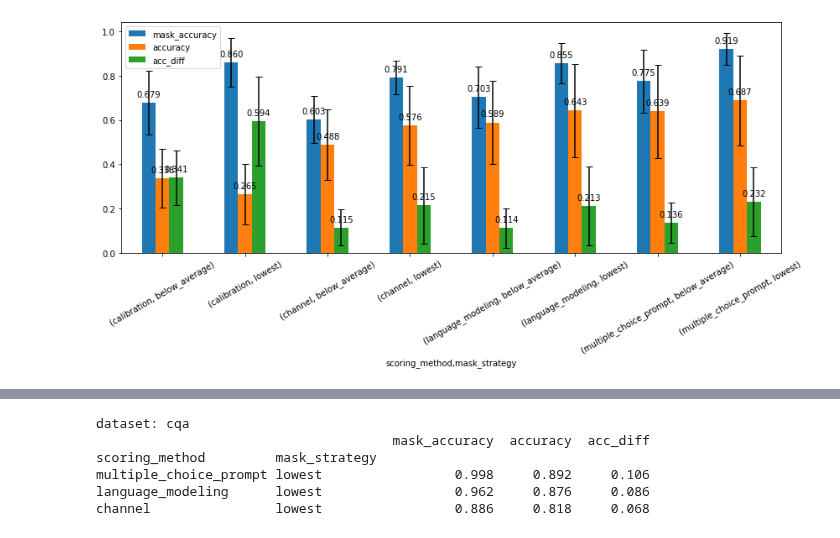
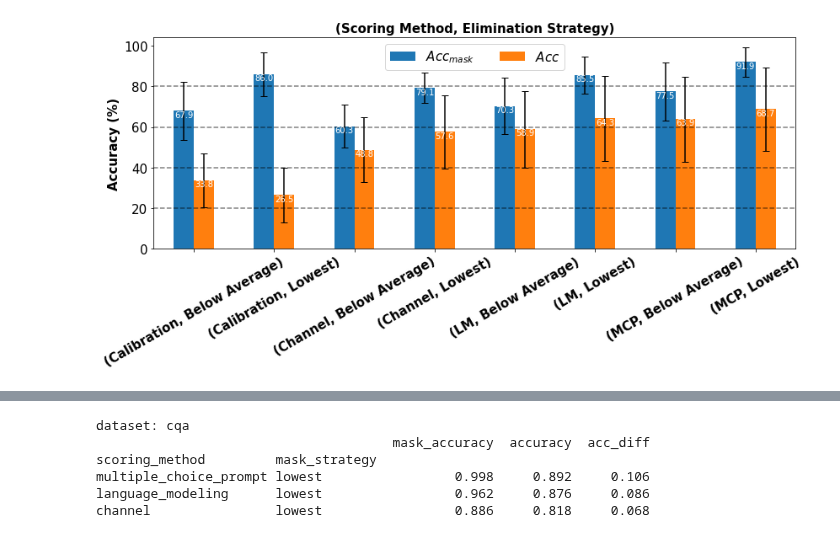
Before and after one commit to KasMasVan/csr_exp_resource_index, a Jupyter notebook: results/mask/mask.ipynb, the cells around one changed output, grey strips where cells are left out. Cells and saved outputs as stored; diff of their text form; code cells hidden in the pictures.

```diff
--- a/results/mask/mask.ipynb
+++ b/results/mask/mask.ipynb
@@ -6,33 +6,71 @@ import matplotlib.lines as mlines
 # %%
 # measure mask accuracy and gap between mask accuracy and accuracy
 poe_path = f"../old_results/process_of_elimination.csv"
 poe_df = pd.read_csv(poe_path)
 poe_df = poe_df.drop_duplicates()
 
 n_shot = 0 # 3
 datasets="anli cqa siqa logical_deduction_five_objects disambiguation_qa conceptual_combinations strange_stories symbol_interpretation".split()
 # datasets=["cqa"]
 poe_df = poe_df[(poe_df["n_shot"] == n_shot) & (poe_df["dataset"].isin(datasets))]
 poe_df = poe_df.drop(columns=["seed", "model_family", "checkpoint", "method", "batch_size", "loading_precision", "sample", "prompting_method", "n_shot"])
 
 # create a new colum that compute the difference between mask_accuracy and accuracy
-poe_df["acc_diff"] = poe_df["mask_accuracy"] - poe_df["accuracy"]
+# poe_df["acc_diff"] = poe_df["mask_accuracy"] - poe_df["accuracy"]
 # poe_df.to_csv("mask.csv")
 
 # sort poe_df by mask_strategy adn diff
 # poe_df = poe_df.sort_values(by=['mask_accuracy', "acc_diff"], ascending=True)
 # average accuracy over seed
 # print(poe_df.head())
 poe_df = poe_df.groupby(['scoring_method', 'mask_strategy'])
 poe_mean = poe_df.mean()#.unstack()
 poe_std = poe_df.std()#.unstack()
+
+
+for df in [poe_mean, poe_std]:
+    # convert to percentage
+    df["mask_accuracy"] = df["mask_accuracy"] * 100
+    df["accuracy"] = df["accuracy"] * 100
+    # rename index and columns
+    df.index = df.index.set_names(["Scoring", "Mask"])
+    df.index = df.index.set_levels(df.index.levels[0].str.replace('language_modeling', 'LM'), level=0)
+    df.index = df.index.set_levels(df.index.levels[0].str.replace('multiple_choice_prompt', 'MCP'), level=0)
+    df.index = df.index.set_levels(df.index.levels[0].str.replace('calibration', 'Calibration'), level=0)
+    df.index = df.index.set_levels(df.index.levels[0].str.replace('channel', 'Channel'), level=0)
+    df.index = df.index.set_levels(df.index.levels[1].str.replace('below_average', 'Below Average'), level=1)
+    df.index = df.index.set_levels(df.index.levels[1].str.replace('lowest', 'Lowest'), level=1)
+    df.index = df.index.map(lambda x: (x[0].replace('_', ' '), x[1].replace('_', ' ')))
+
 # plot bar
 fig, ax = plt.subplots(figsize=(12, 6))
-poe_mean.plot.bar(yerr=poe_std, ax=ax, capsize=4, rot=30)
+font_size = 15
+h_lines = [20, 40, 60, 80]
+poe_mean.plot.bar(
+                  ax=ax,
+                  yerr=poe_std,
+                  capsize=4,
+                  rot=30,
+                  )
+# set legend in two columns
+ax.legend(["$Acc_{mask}$", "$Acc$"], fontsize=font_size, ncol=2)
+ax.set_ylabel("Accuracy (%)", fontsize=font_size, weight="bold")
+ax.set_xlabel("")
+ax.set_xticklabels(ax.get_xticklabels(), fontsize=font_size, weight="bold")
+# convert yticks to int
+ax.set_yticklabels([f"{int(tick)}" for tick in ax.get_yticks()], fontsize=font_size)
+# ax.set_ylim(0, 100)
+ax.set_title(f"(Scoring Method, Elimination Strategy)", fontsize=font_size, weight="bold")
 # plot numbers on each bar
 for p in ax.patches:
-    ax.annotate(f"{p.get_height():.3f}", (p.get_x() + p.get_width() / 2., p.get_height()), ha='center', va='center', xytext=(0, 10), textcoords='offset points')
+    ax.annotate(f"{p.get_height():.1f}",
+                (p.get_x() + p.get_width() / 2., p.get_height() - 6),
+                color='white',
+                fontsize=10,
+                ha='center', va='center', xytext=(0, 10), textcoords='offset points')
+for line in h_lines:
+    ax.axhline(line, color="black", linestyle="--", alpha=0.5)
 plt.tight_layout()
 plt.savefig("mask.png", dpi=300, bbox_inches='tight')
 # %% [output]
-[figure, old version]
+[figure, new version]
```
Also changed, not shown: parts of 1 cell of this notebook, 5 other files.
